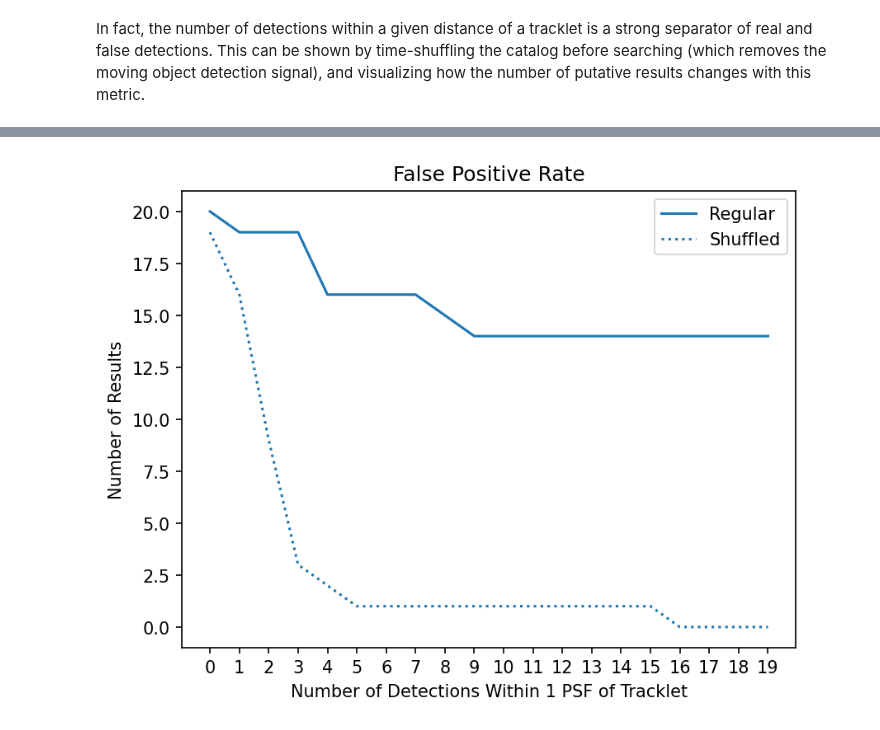
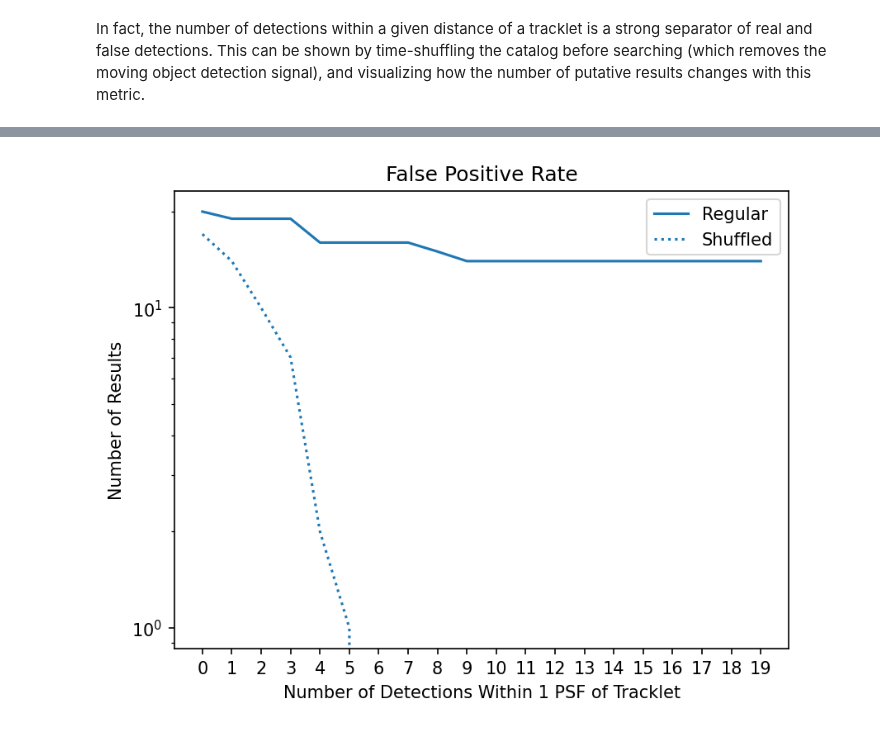
Before and after one commit to stevenstetzler/find-asteroids, a Jupyter notebook: docs/notebooks/search.ipynb, the cells around one changed output, grey strips where cells are left out. Drawn from its saved outputs; the diff is of its cells as text; code cells hidden in the pictures.

```diff
--- a/docs/notebooks/search.ipynb
+++ b/docs/notebooks/search.ipynb
@@ -233,30 +233,31 @@ cluster has value 29 at (2813, 121, 58)
 # %%
 result_paths = list(Path("results").glob("*"))
 n1 = []
 for result_path in result_paths:
     result_num = result_path.name
     result = astropy.table.Table.read(result_path / "result.ecsv")
     n1.append(result[0]['n1'])
 n1 = np.array(n1)
 
 result_paths = list(Path("results_shuffled").glob("*"))
 n1_shuffled = []
 for result_path in result_paths:
     result_num = result_path.name
     result = astropy.table.Table.read(result_path / "result.ecsv")
     n1_shuffled.append(result[0]['n1'])
 n1_shuffled = np.array(n1_shuffled)
 
 x = [i for i in range(20)]
 
 fig = plt.figure(dpi=150, facecolor='white')
 plt.plot(x, [(n1 > i).sum() for i in x], ls='-', color='C0', label="Regular")
 plt.plot(x, [(n1_shuffled > i).sum() for i in x], ls=':', color='C0', label="Shuffled")
 plt.xticks(x)
 plt.xlabel("Number of Detections Within 1 PSF of Tracklet")
 plt.ylabel("Number of Results")
 plt.title("False Positive Rate")
+plt.yscale("log")
 plt.legend()
 plt.show()
 # %% [output]
-[figure, old version]
+[figure, new version]
```
Also changed, not shown: parts of 2 cells of this notebook.
